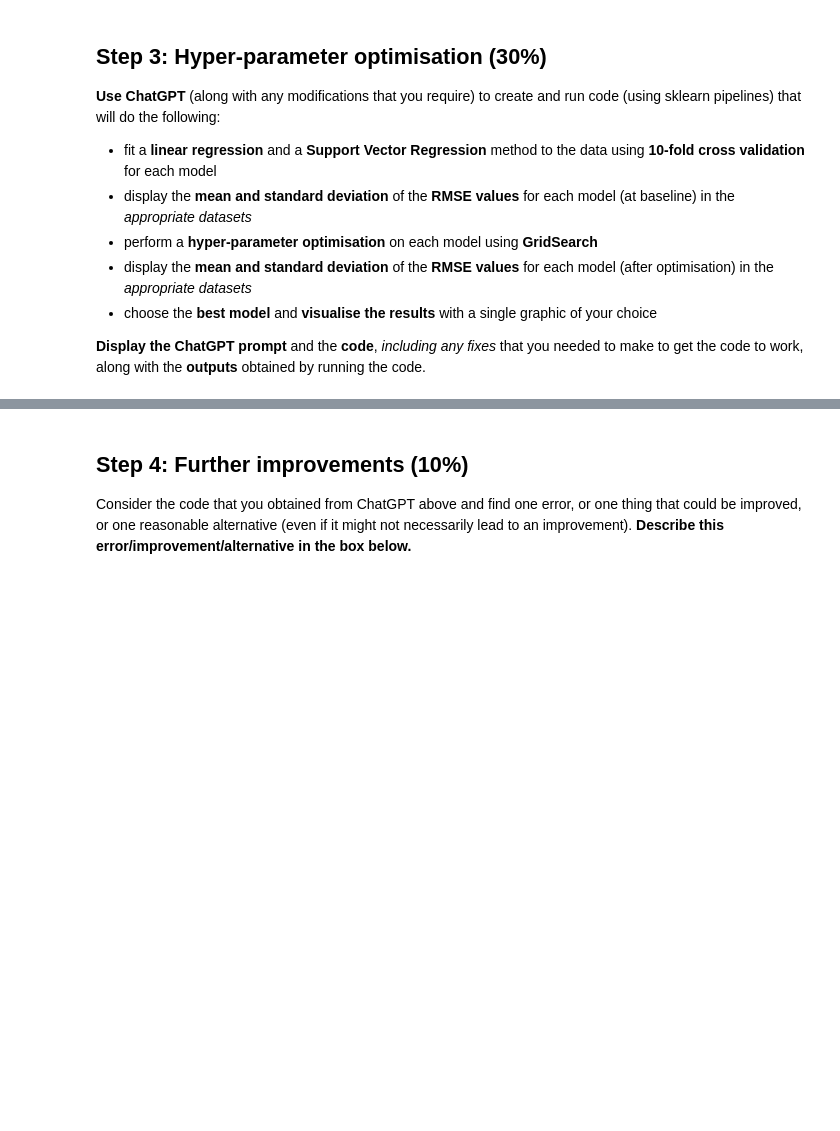
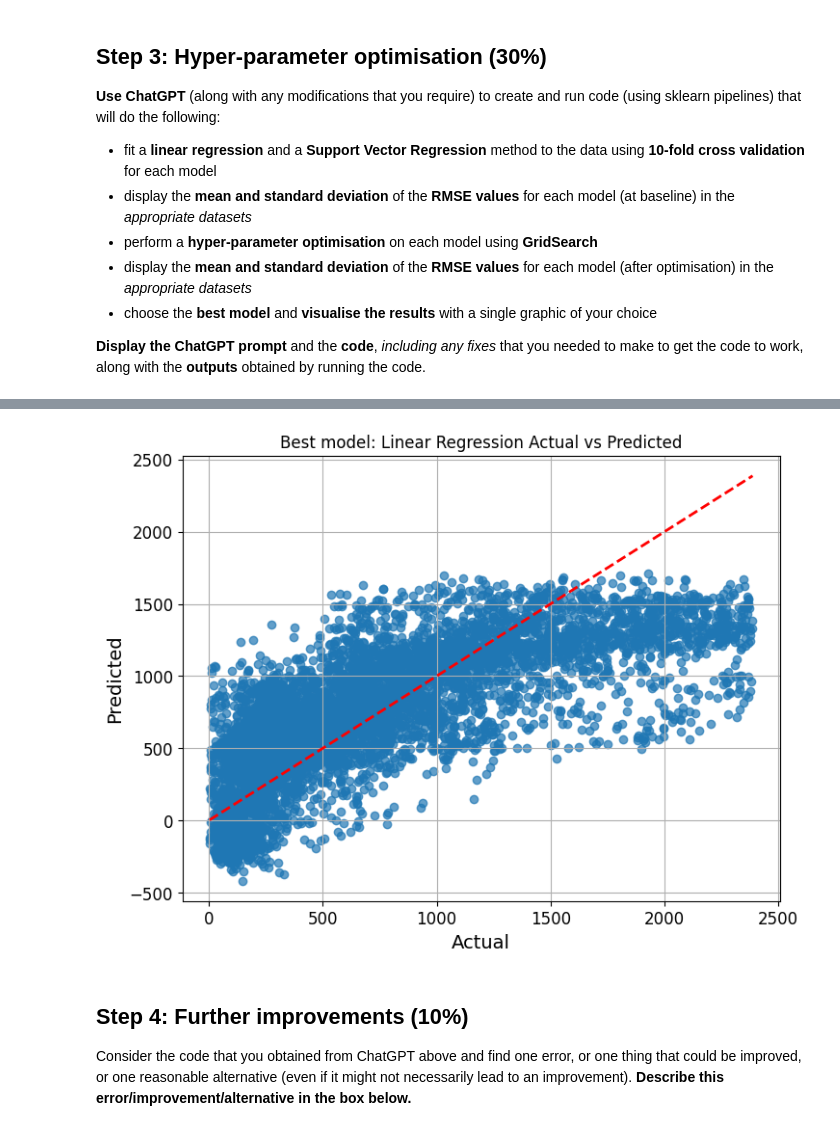
Before and after one commit to CHamilton0/COMP-SCI-7317-Using-Machine-Learning-Tools, a Jupyter notebook: assignment1/A1.ipynb, the cells around one changed output, grey strips where cells are left out. Cells and saved outputs as stored; diff of their text form; code cells hidden in the pictures; blank space fills up the shorter version.

```diff
--- a/assignment1/A1.ipynb
+++ b/assignment1/A1.ipynb
@@ -325,89 +399,80 @@ Create sklearn pipelines in order to fit both a linear regression and support ve
 # %%
-import numpy as np
-import pandas as pd
-import matplotlib.pyplot as plt
-
 from sklearn.model_selection import cross_val_score, GridSearchCV, KFold
 from sklearn.pipeline import Pipeline
 from sklearn.preprocessing import StandardScaler
 from sklearn.linear_model import LinearRegression
 from sklearn.svm import SVR
 from sklearn.metrics import root_mean_squared_error, make_scorer
+import matplotlib.pyplot as plt
 
-# Assume df is your DataFrame with features and target
-# Replace 'target' with your actual target column name
-X = df.drop('Rented Bike Count', axis=1)
+# Assuming 'df' is your DataFrame and 'target' is the name of your target column
+X = df.drop(columns=['Rented Bike Count'])
 y = df['Rented Bike Count']
 
-# Define RMSE scorer (sklearn uses negative RMSE for optimization)
-rmse_scorer = make_scorer(root_mean_squared_error, greater_is_better=False)
+# RMSE scoring function
+rmse_scorer = make_scorer(root_mean_squared_error)
 
-# Create pipelines
-lr_pipeline = Pipeline([
+# 10-fold CV setup
+cv = KFold(n_splits=10, shuffle=True, random_state=42)
+
+# Pipelines
+linreg_pipeline = Pipeline([
     ('scaler', StandardScaler()),
-    ('lr', LinearRegression())
+    ('regressor', LinearRegression())
 ])
 
 svr_pipeline = Pipeline([
     ('scaler', StandardScaler()),
-    ('svr', SVR())
+    ('regressor', SVR())
 ])
 
-# Cross-validation setup
-cv = KFold(n_splits=10, shuffle=True, random_state=42)
+# Cross-validation
+linreg_scores = cross_val_score(linreg_pipeline, X, y, cv=cv, scoring=rmse_scorer)
+svr_scores = cross_val_score(svr_pipeline, X, y, cv=cv, scoring=rmse_scorer)
 
-# Evaluate baseline
-lr_scores = cross_val_score(lr_pipeline, X, y, scoring=rmse_scorer, cv=cv)
-svr_scores = cross_val_score(svr_pipeline, X, y, scoring=rmse_scorer, cv=cv)
+print("Linear Regression Baseline RMSE Mean: {:.3f}, Standard Deviation: {:.3f}".format(linreg_scores.mean(), linreg_scores.std()))
+print("SVR Baseline RMSE Mean: {:.3f}, Standard Deviation: {:.3f}".format(svr_scores.mean(), svr_scores.std()))
 
-print("Baseline Linear Regression RMSE: {:.3f} ± {:.3f}".format(-lr_scores.mean(), lr_scores.std()))
-print("Baseline SVR RMSE: {:.3f} ± {:.3f}".format(-svr_scores.mean(), svr_scores.std()))
+# Grid search for Linear Regression (no params to tune really, but we include to keep consistent)
+linreg_grid = GridSearchCV(
+    linreg_pipeline,
+    param_grid={},  # no hyperparameters to tune
+    cv=cv,
+    scoring=rmse_scorer
+)
 
-# Hyperparameter tuning
-svr_params = {
-    'svr__C': [0.1, 1, 10],
-    'svr__epsilon': [0.1, 0.2, 0.5],
-    'svr__kernel': ['linear', 'rbf']
+# Grid search for SVR
+svr_param_grid = {
+    'regressor__C': [0.1, 1, 10],
+    'regressor__epsilon': [0.01, 0.1, 1],
+    'regressor__kernel': ['linear', 'rbf']
 }
 
-lr_params = {
-    # Linear Regression has no real hyperparameters, placeholder in case of Ridge, etc.
-}
+svr_grid = GridSearchCV(
+    svr_pipeline,
+    param_grid=svr_param_grid,
+    cv=cv,
+    scoring=rmse_scorer
+)
 
-lr_grid = GridSearchCV(lr_pipeline, lr_params, cv=cv, scoring=rmse_scorer, n_jobs=-1)
-svr_grid = GridSearchCV(svr_pipeline, svr_params, cv=cv, scoring=rmse_scorer, n_jobs=-1)
-
-# Fit models
-lr_grid.fit(X, y)
+linreg_grid.fit(X, y)
 svr_grid.fit(X, y)
 
-# Evaluate tuned models
-best_lr_rmse = -cross_val_score(lr_grid.best_estimator_, X, y, scoring=rmse_scorer, cv=cv)
-best_svr_rmse = -cross_val_score(svr_grid.best_estimator_, X, y, scoring=rmse_scorer, cv=cv)
+print("\nLinear Regression (GridSearch) RMSE Mean: {:.3f}, Standard Deviation: {:.3f}".format(linreg_grid.best_score_, linreg_scores.std()))
 
-print("Tuned Linear Regression RMSE: {:.3f} ± {:.3f}".format(best_lr_rmse.mean(), best_lr_rmse.std()))
-print("Tuned SVR RMSE: {:.3f} ± {:.3f}".format(best_svr_rmse.mean(), best_svr_rmse.std()))
+print("SVR (GridSearch) RMSE Mean: {:.3f}, Standard Deviation: {:.3f}".format(svr_grid.best_score_, svr_grid.cv_results_['std_test_score'][svr_grid.best_index_]))
 
-# Visualize results of best model
-if best_svr_rmse.mean() < best_lr_rmse.mean():
-    best_model = svr_grid.best_estimator_
-    model_name = "Support Vector Regression"
-else:
-    best_model = lr_grid.best_estimator_
-    model_name = "Linear Regression"
-
-# Predict for plotting
-best_model.fit(X, y)
+# Predict using the best SVR model
+best_model = linreg_grid.best_estimator_ if linreg_grid.best_score_ < svr_grid.best_score_ else svr_grid.best_estimator_
+best_model_name = 'Linear Regression' if linreg_grid.best_score_ < svr_grid.best_score_ else 'Support Vector Regression'
 y_pred = best_model.predict(X)
 
-# Plot
 plt.figure(figsize=(8, 6))
 plt.scatter(y, y_pred, alpha=0.7)
-plt.plot([y.min(), y.max()], [y.min(), y.max()], 'r--')
+plt.plot([y.min(), y.max()], [y.min(), y.max()], 'r--', lw=2)
 plt.xlabel('Actual')
 plt.ylabel('Predicted')
-plt.title(f'Actual vs Predicted - Best Model ({model_name})')
+plt.title(f'Best model: {best_model_name} Actual vs Predicted')
 plt.grid(True)
-plt.tight_layout()
 plt.show()
 # %% [output]
@@ -416,3 +484,4 @@ Baseline SVR RMSE: 501.654 ± 17.410
+[figure, added]
 # %% [markdown]
 ## Step 4: Further improvements (10%)
 
```
Also changed, not shown: parts of 17 cells of this notebook, 1 other file.
